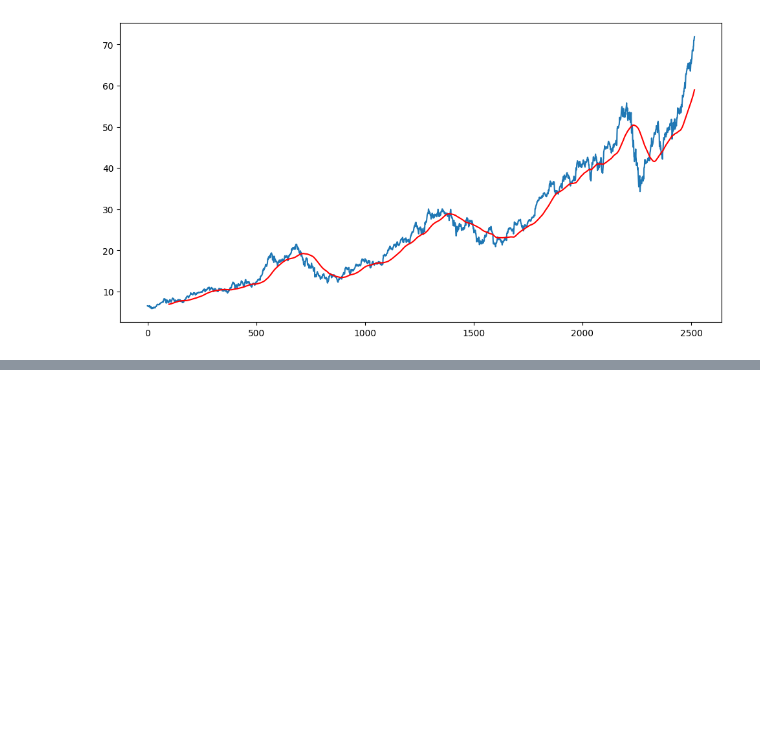
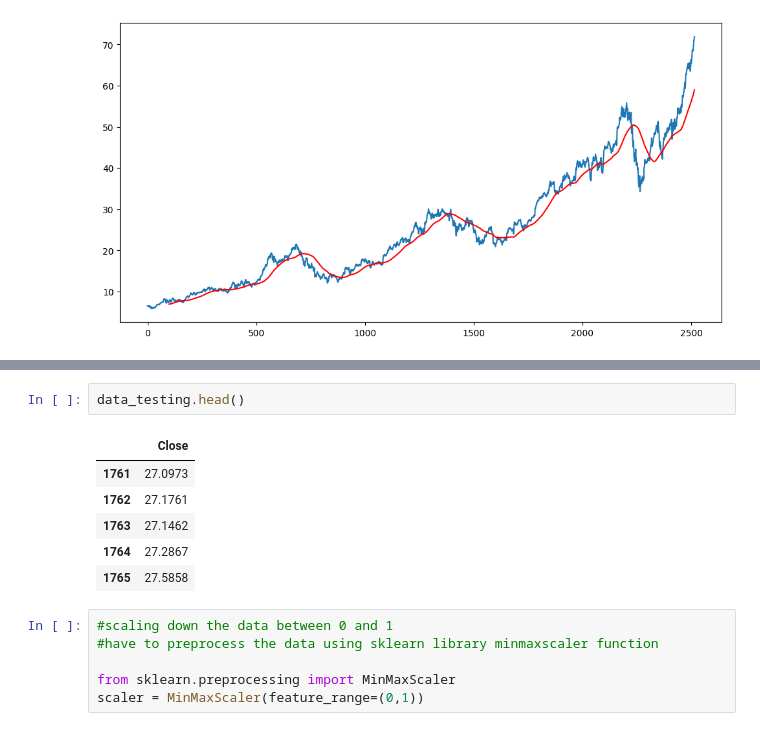
Before and after one commit to kai-ion/Stock-Prediction-WebApp, a Jupyter notebook: LSTM Model.ipynb, the cells around one changed output, grey strips where cells are left out. Saved outputs shown, nothing was run; the diff lists cells and outputs as text; blank space fills up the shorter version.

```diff
--- a/LSTM Model.ipynb
+++ b/LSTM Model.ipynb
@@ -93,0 +147,15 @@ plt.plot(ma100, 'r')
+# %%
+data_testing.head()
+# %% [output]
+|  | Close |
+| 1761 | 27.0973 |
+| 1762 | 27.1761 |
+| 1763 | 27.1462 |
+| 1764 | 27.2867 |
+| 1765 | 27.5858 |
+# %%
+#scaling down the data between 0 and 1
+#have to preprocess the data using sklearn library minmaxscaler function
+
+from sklearn.preprocessing import MinMaxScaler
+scaler = MinMaxScaler(feature_range=(0,1))
```
Also changed, not shown: parts of 9 cells of this notebook, 1 other file.
